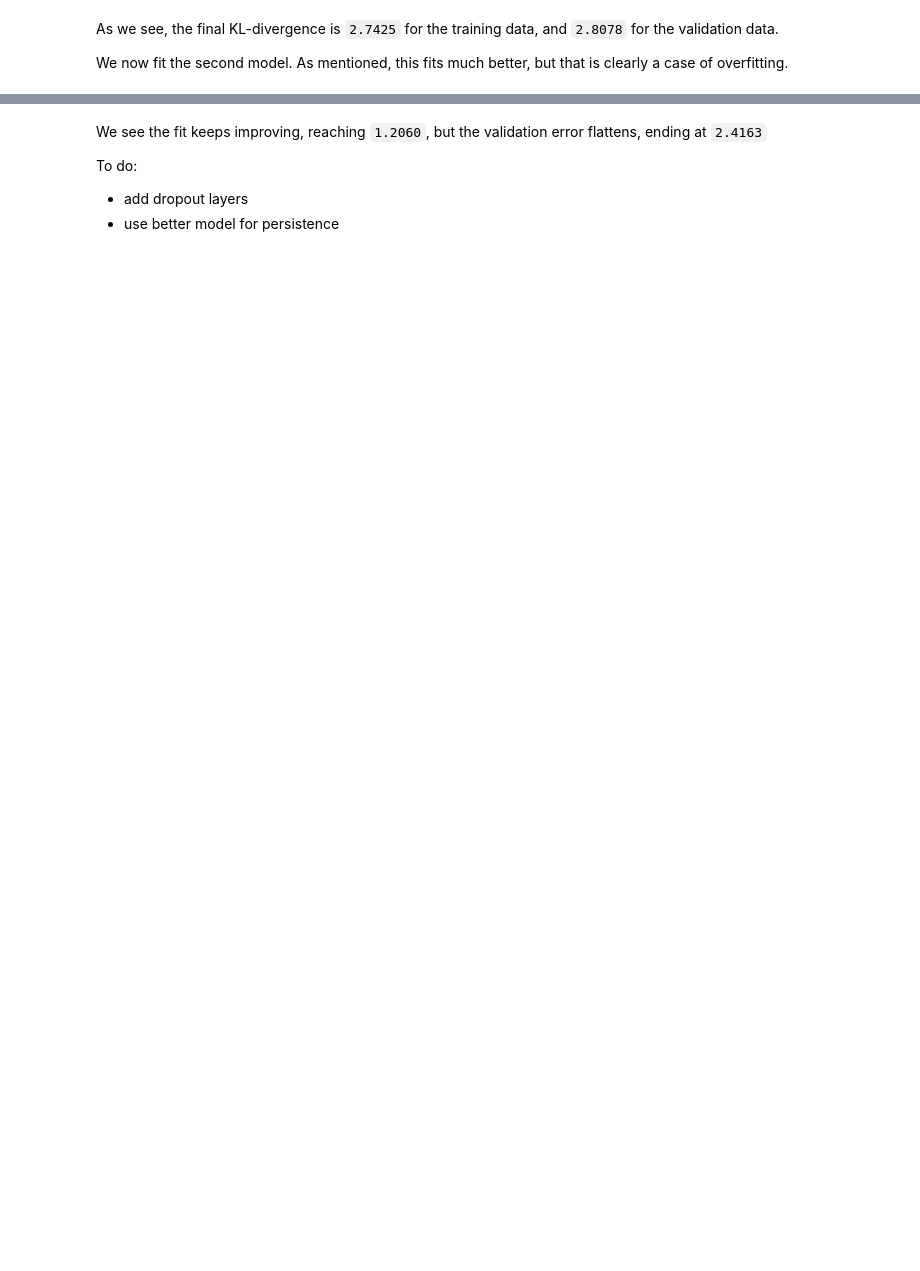
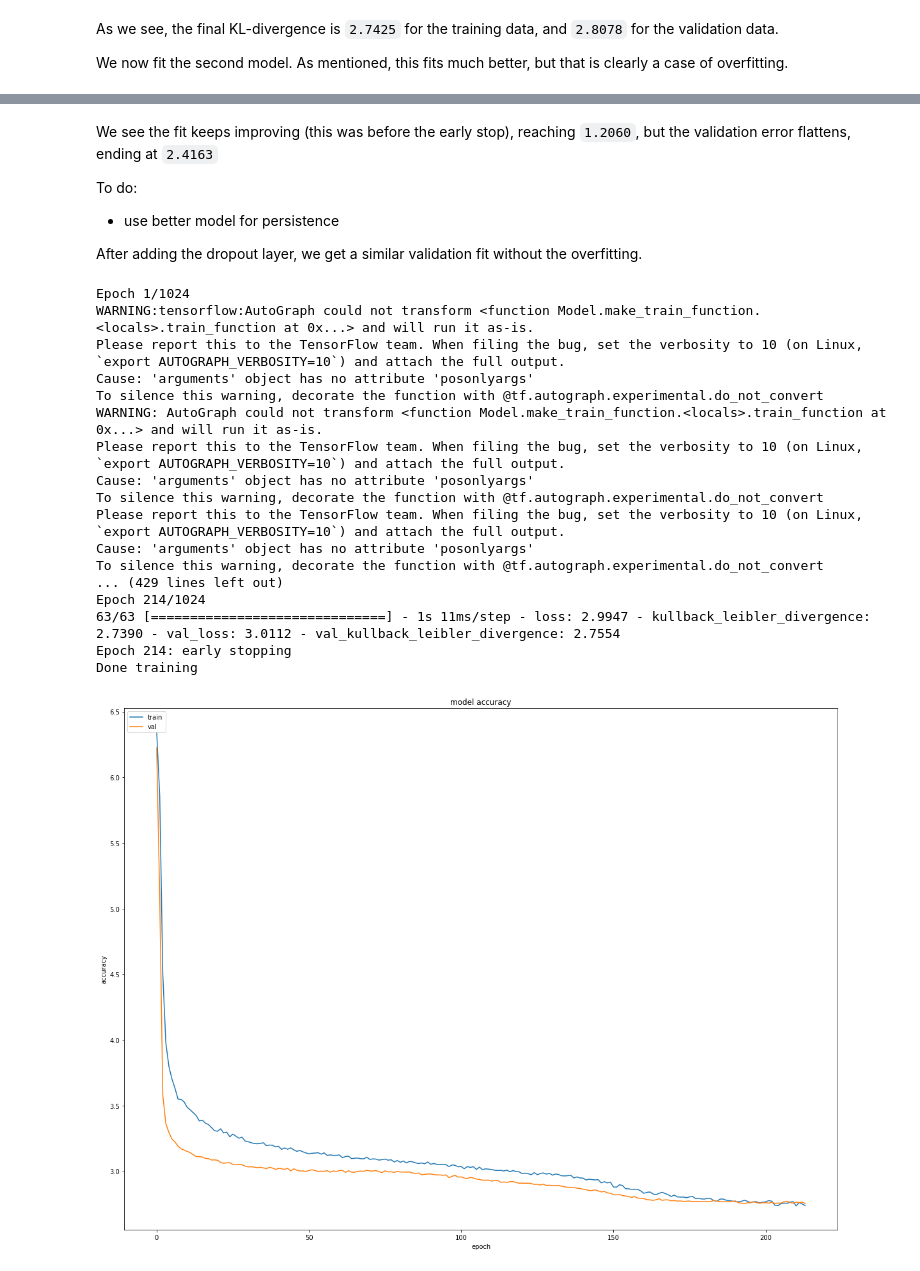
Before and after one commit to siddhartha-gadgil/lean-loris, a Jupyter notebook: first_fits.ipynb, the cells around one changed output, grey strips where cells are left out. Cells and saved outputs as stored; diff of their text form; code cells hidden in the pictures; blank space fills up the shorter version.

```diff
--- a/first_fits.ipynb
+++ b/first_fits.ipynb
@@ -111,7 +111,37 @@ plt.show()
 # %% [markdown]
-We see the fit keeps improving, reaching `1.2060`, but the validation error flattens, ending at `2.4163`
+We see the fit keeps improving (this was before the early stop), reaching `1.2060`, but the validation error flattens, ending at `2.4163`
 
 To do:
 
-* add dropout layers
 * use better model for persistence
+
+After adding the dropout layer, we get a similar validation fit without the overfitting.
+# %%
+hist3 = pred.fit(1024, pred.model3)
+
+plt.plot(hist3.history['kullback_leibler_divergence'])
+plt.plot(hist3.history['val_kullback_leibler_divergence'])
+plt.title('model accuracy')
+plt.ylabel('accuracy')
+plt.xlabel('epoch')
+plt.legend(['train', 'val'], loc='upper left')
+plt.show()
+# %% [output]
+Epoch 1/1024
+WARNING:tensorflow:AutoGraph could not transform <function Model.make_train_function.<locals>.train_function at 0x...> and will run it as-is.
+Please report this to the TensorFlow team. When filing the bug, set the verbosity to 10 (on Linux, `export AUTOGRAPH_VERBOSITY=10`) and attach the full output.
+Cause: 'arguments' object has no attribute 'posonlyargs'
+To silence this warning, decorate the function with @tf.autograph.experimental.do_not_convert
+WARNING: AutoGraph could not transform <function Model.make_train_function.<locals>.train_function at 0x...> and will run it as-is.
+Please report this to the TensorFlow team. When filing the bug, set the verbosity to 10 (on Linux, `export AUTOGRAPH_VERBOSITY=10`) and attach the full output.
+Cause: 'arguments' object has no attribute 'posonlyargs'
+To silence this warning, decorate the function with @tf.autograph.experimental.do_not_convert
+Please report this to the TensorFlow team. When filing the bug, set the verbosity to 10 (on Linux, `export AUTOGRAPH_VERBOSITY=10`) and attach the full output.
+Cause: 'arguments' object has no attribute 'posonlyargs'
+To silence this warning, decorate the function with @tf.autograph.experimental.do_not_convert
+... (429 lines left out)
+Epoch 214/1024
+63/63 [==============================] - 1s 11ms/step - loss: 2.9947 - kullback_leibler_divergence: 2.7390 - val_loss: 3.0112 - val_kullback_leibler_divergence: 2.7554
+Epoch 214: early stopping
+Done training
+[figure, added]
```
Also changed, not shown: parts of 12 cells of this notebook, 2 other files.
